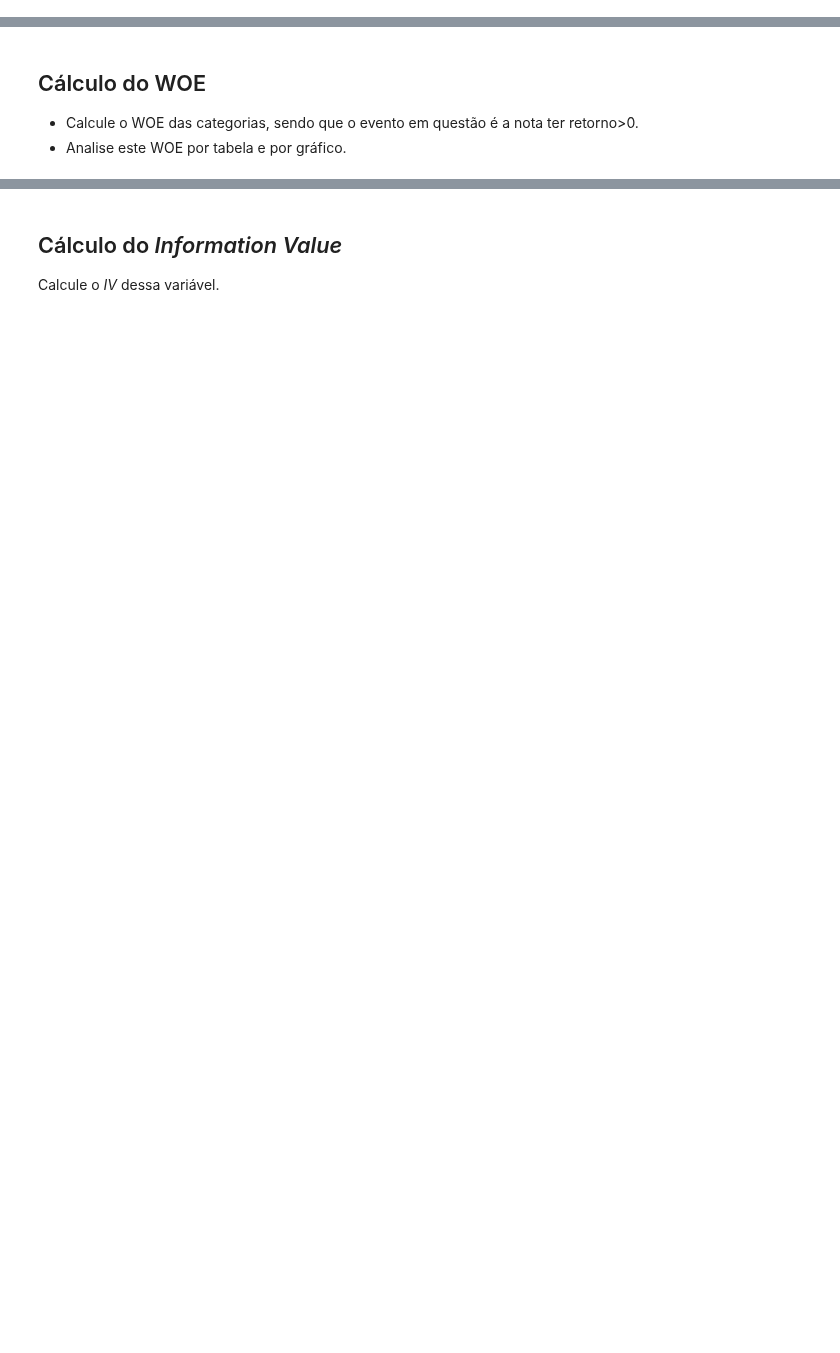
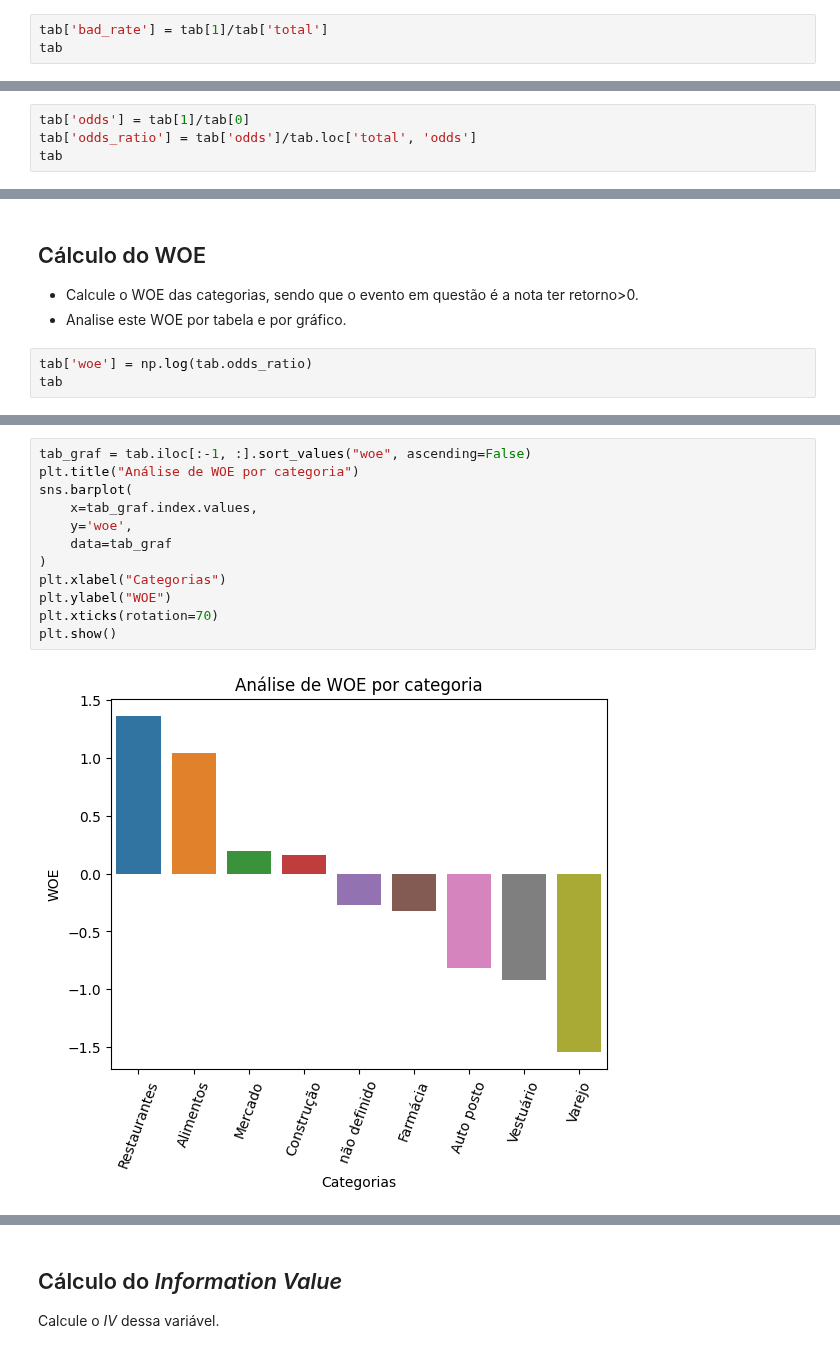
Before and after one commit to gfsilveira/ebac, a Jupyter notebook: 03-Cientista_de_Dados/02-Crisp_DM/36_modulo/ProfCientistaDados m36_supportmaterial_exercise01 - Resolvido.ipynb, the cells around one changed output, grey strips where cells are left out. Drawn from its saved outputs; the diff is of its cells as text; blank space fills up the shorter version.

```diff
--- a/03-Cientista_de_Dados/02-Crisp_DM/36_modulo/ProfCientistaDados m36_supportmaterial_exercise01 - Resolvido.ipynb
+++ b/03-Cientista_de_Dados/02-Crisp_DM/36_modulo/ProfCientistaDados m36_supportmaterial_exercise01 - Resolvido.ipynb
@@ -70,0 +135,3 @@ tab_norm
+# %%
+tab['bad_rate'] = tab[1]/tab['total']
+tab
@@ -70,0 +151,4 @@ tab_norm
+# %%
+tab['odds'] = tab[1]/tab[0]
+tab['odds_ratio'] = tab['odds']/tab.loc['total', 'odds']
+tab
@@ -73,3 +174,6 @@ tab_norm
 
 - Calcule o WOE das categorias, sendo que o evento em questão é a nota ter retorno>0.
 - Analise este WOE por tabela e por gráfico.
+# %%
+tab['woe'] = np.log(tab.odds_ratio)
+tab
@@ -75,0 +193,14 @@ tab_norm
+# %%
+tab_graf = tab.iloc[:-1, :].sort_values("woe", ascending=False)
+plt.title("Análise de WOE por categoria")
+sns.barplot(
+    x=tab_graf.index.values,
+    y='woe',
+    data=tab_graf
+)
+plt.xlabel("Categorias")
+plt.ylabel("WOE")
+plt.xticks(rotation=70)
+plt.show()
+# %% [output]
+[figure, added]
```
Also changed, not shown: parts of 16 cells of this notebook, 1 other file.
